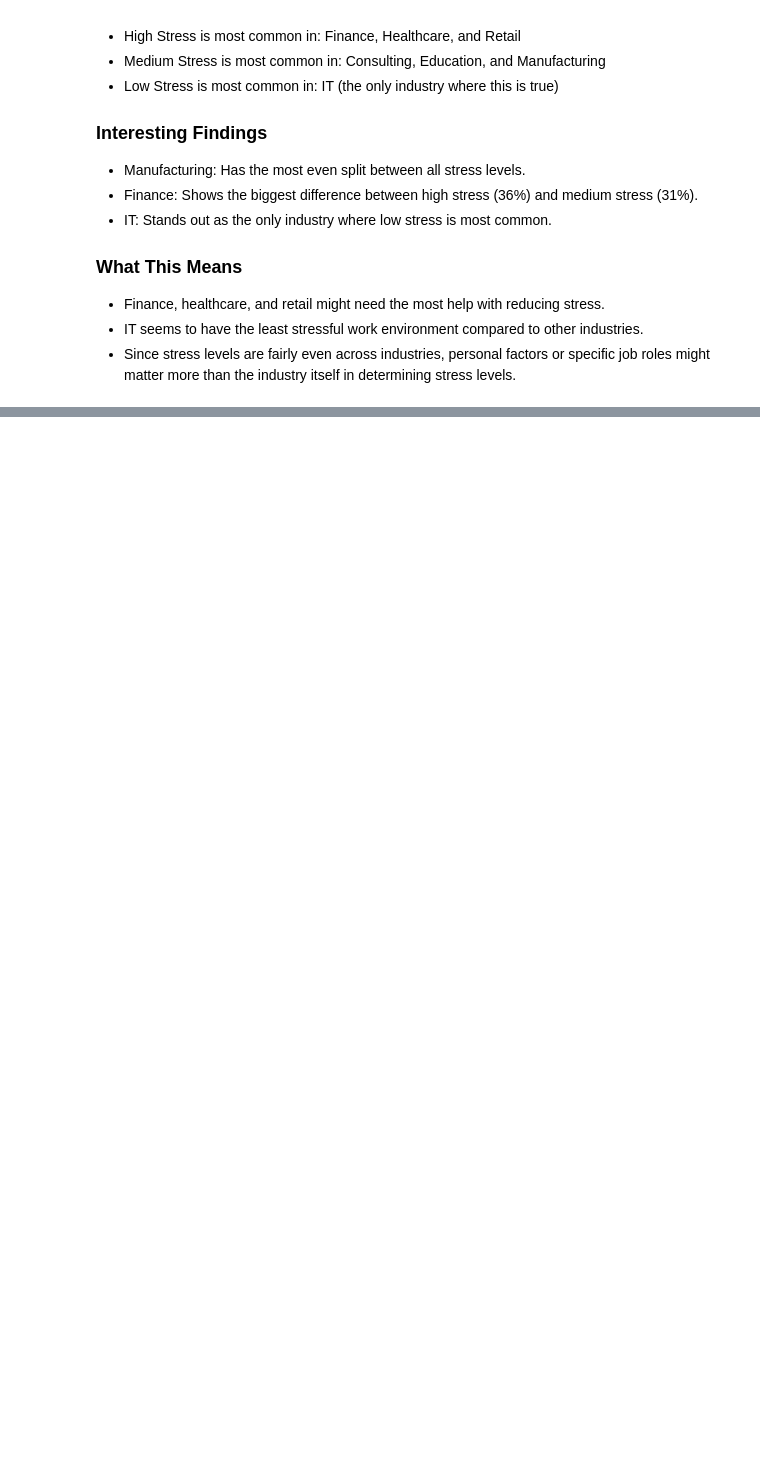
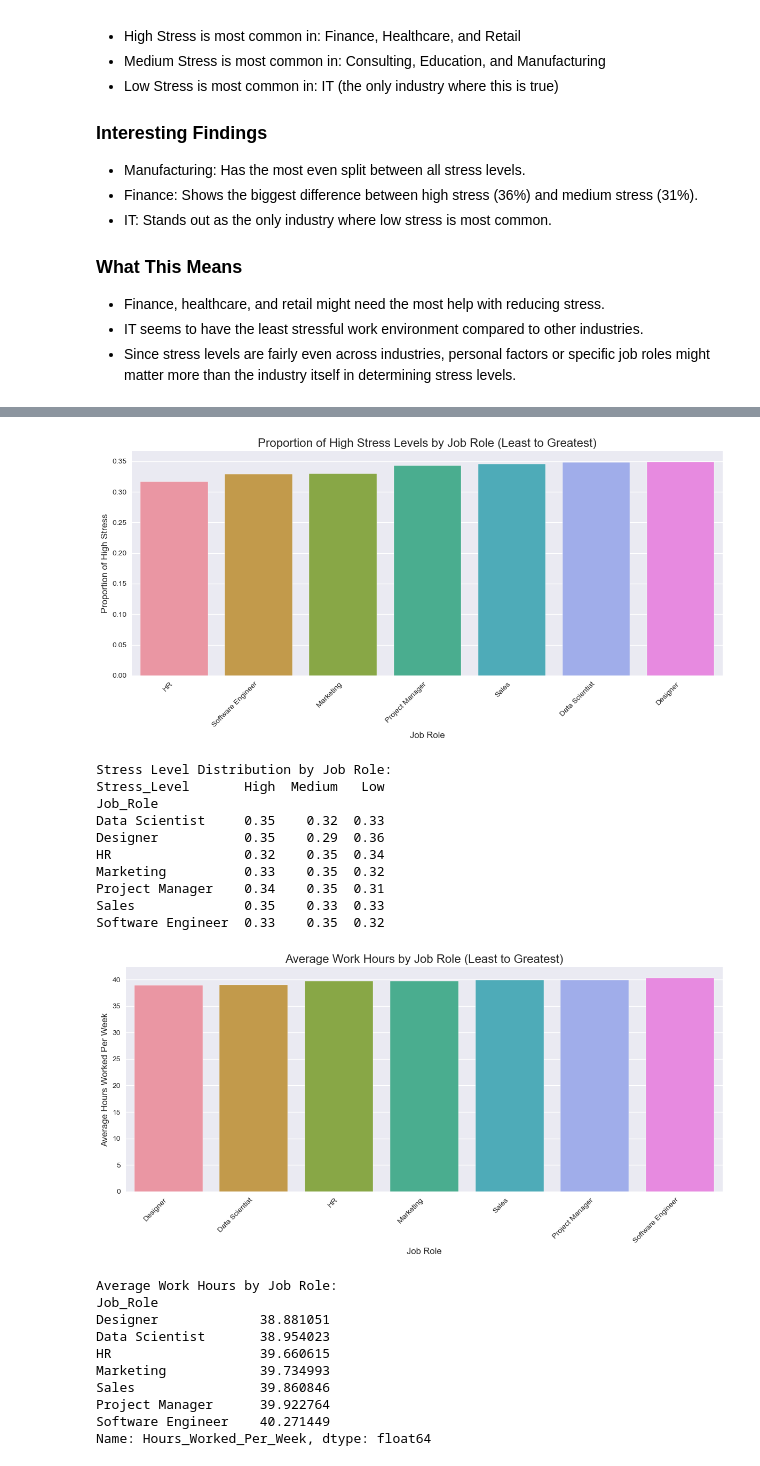
Before and after one commit to ryantpham/RW_MentalHealthEDA, a Jupyter notebook: RemoteWork_MentalHealth_Analysis.ipynb, the cells around one changed output, grey strips where cells are left out. Cells and saved outputs as stored; diff of their text form; code cells hidden in the pictures; blank space fills up the shorter version.

Commit message:
Finalized summary and analysis for Job Roles: Stress, Work Hours, and Remote Productivity

```diff
--- a/RemoteWork_MentalHealth_Analysis.ipynb
+++ b/RemoteWork_MentalHealth_Analysis.ipynb
@@ -220,0 +224,67 @@ Name: Stress_Level, dtype: object
+# %%
+# Function to create a bar plot
+def create_bar_plot(data, x, y, title, xlabel, ylabel):
+    plt.figure(figsize=(12, 6))
+    sns.barplot(x=x, y=y, data=data)
+    plt.title(title, fontsize=16)
+    plt.xlabel(xlabel, fontsize=12)
+    plt.ylabel(ylabel, fontsize=12)
+    plt.xticks(rotation=45, ha='right')
+    plt.tight_layout()
+    plt.show()
+
+# 1. Stress Levels by Job Role
+stress_by_role = df.groupby('Job_Role')['Stress_Level'].value_counts(normalize=True).unstack()
+stress_by_role_sorted = stress_by_role[['High']].sort_values(by='High', ascending=True).reset_index()
+
+create_bar_plot(stress_by_role_sorted, 'Job_Role', 'High',
+                'Proportion of High Stress Levels by Job Role (Least to Greatest)',
+                'Job Role', 'Proportion of High Stress')
+
+print("Stress Level Distribution by Job Role:")
+print(stress_by_role.round(2))
+
+# 2. Average Work Hours by Job Role
+avg_hours = df.groupby('Job_Role')['Hours_Worked_Per_Week'].mean().sort_values(ascending=True)
+avg_hours_sorted = avg_hours.reset_index()
+
+create_bar_plot(avg_hours_sorted, 'Job_Role', 'Hours_Worked_Per_Week',
+                'Average Work Hours by Job Role (Least to Greatest)',
+                'Job Role', 'Average Hours Worked Per Week')
+
+print("\nAverage Work Hours by Job Role:")
+print(avg_hours)
+
+# 3. Impact of Remote Work on Productivity by Job Role
+productivity_by_role = df.groupby('Job_Role')['Productivity_Change'].value_counts(normalize=True).unstack()
+productivity_sorted = productivity_by_role[['Increase']].sort_values(by='Increase', ascending=True).reset_index()
+
+create_bar_plot(productivity_sorted, 'Job_Role', 'Increase',
+                'Proportion of Employees Reporting Increased Productivity in Remote Work by Job Role (Least to Greatest)',
+                'Job Role', 'Proportion Reporting Increased Productivity')
+
+print("\nProductivity Change Distribution by Job Role:")
+print(productivity_by_role.round(2))
+# %% [output]
+[figure, added]
+Stress Level Distribution by Job Role:
+Stress_Level       High  Medium   Low
+Job_Role
+Data Scientist     0.35    0.32  0.33
+Designer           0.35    0.29  0.36
+HR                 0.32    0.35  0.34
+Marketing          0.33    0.35  0.32
+Project Manager    0.34    0.35  0.31
+Sales              0.35    0.33  0.33
+Software Engineer  0.33    0.35  0.32
+[figure, added]
+Average Work Hours by Job Role:
+Job_Role
+Designer             38.881051
+Data Scientist       38.954023
+HR                   39.660615
+Marketing            39.734993
+Sales                39.860846
+Project Manager      39.922764
+Software Engineer    40.271449
+Name: Hours_Worked_Per_Week, dtype: float64
```
Also changed, not shown: parts of 3 cells of this notebook.
